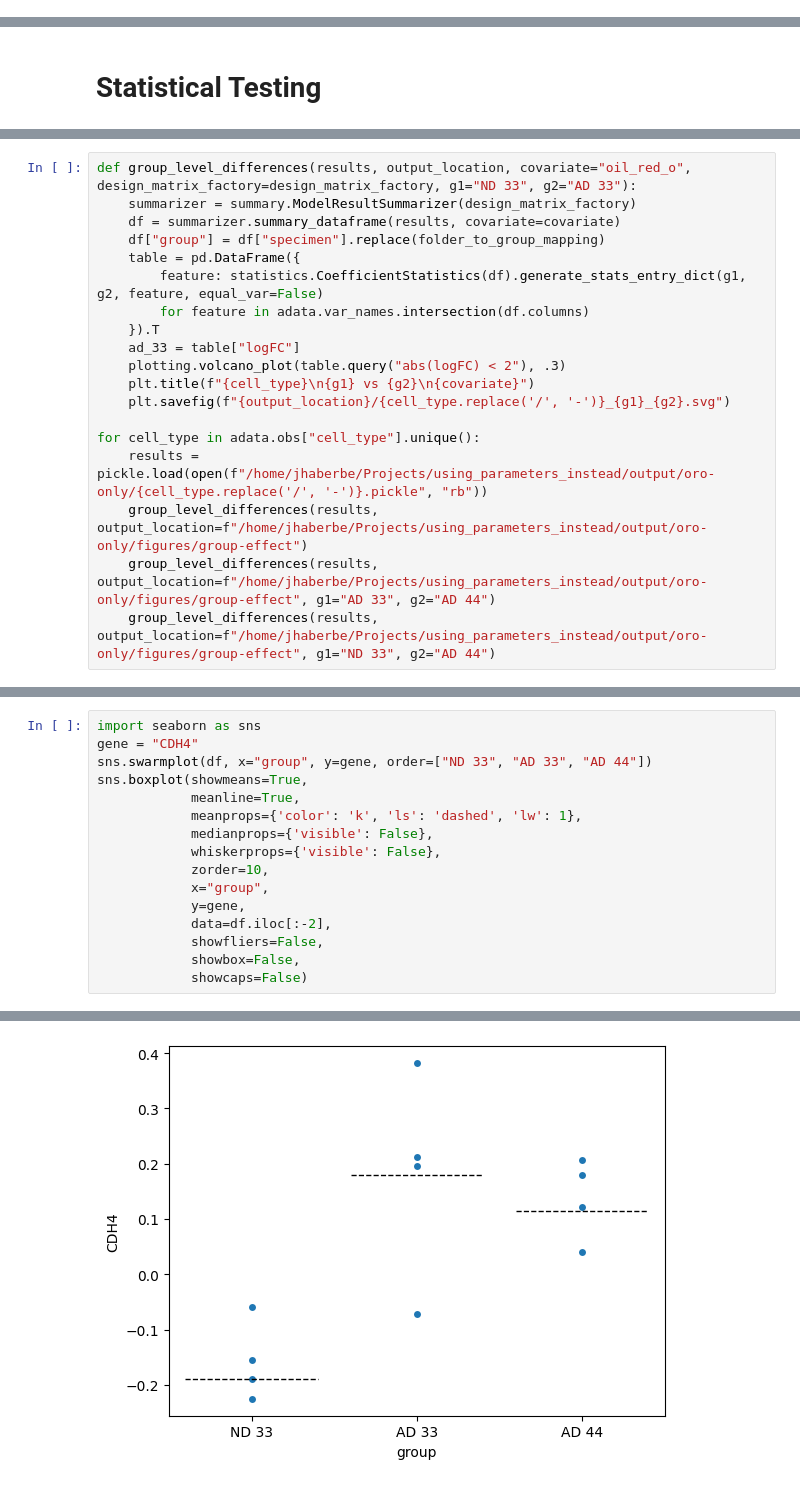
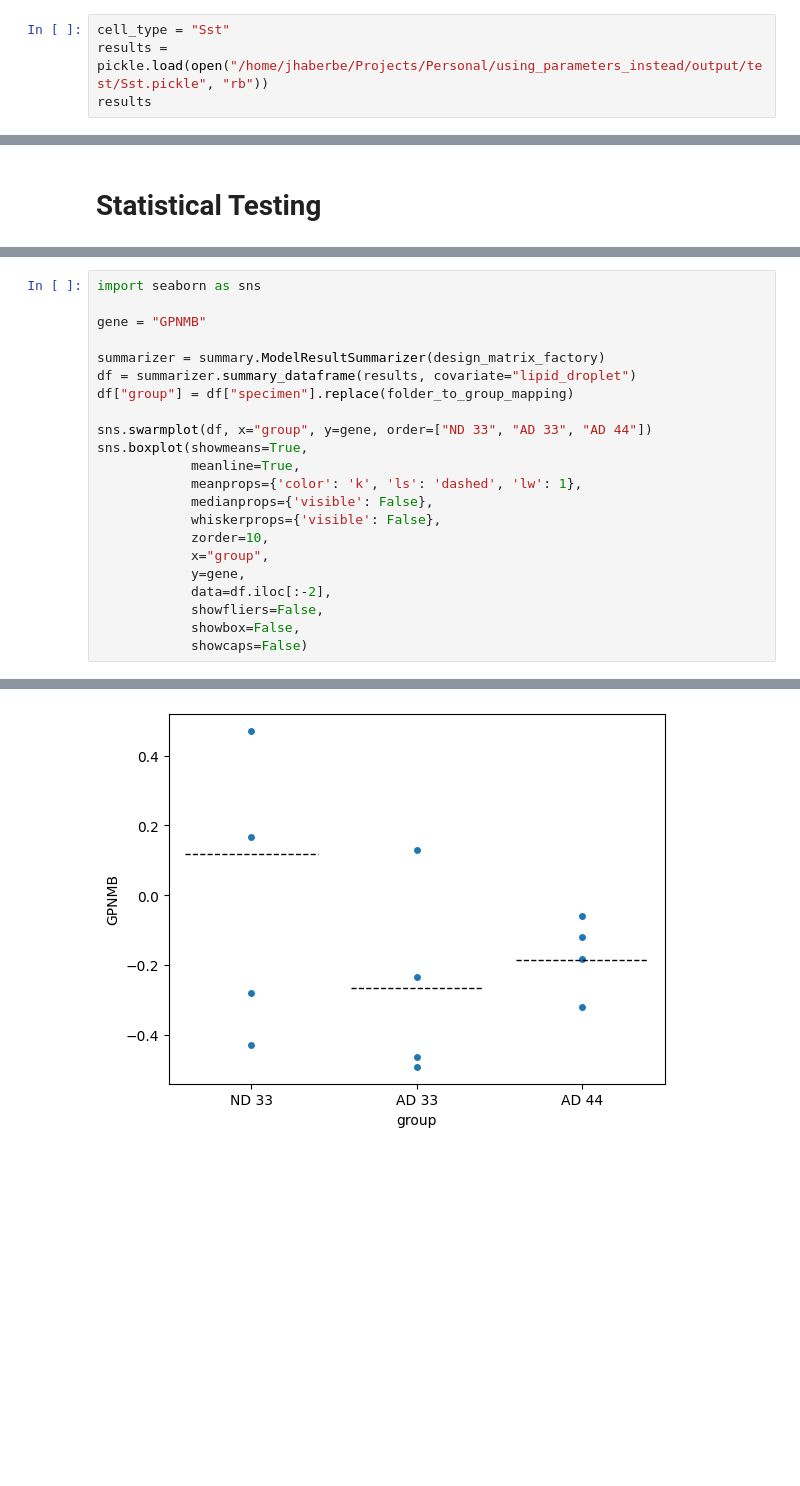
Before and after one commit to jhaberbe/differential-expression-methods, a Jupyter notebook: scratch/notebook.ipynb, the cells around one changed output, grey strips where cells are left out. Drawn from its saved outputs; the diff is of its cells as text; blank space fills up the shorter version.

```diff
--- a/scratch/notebook.ipynb
+++ b/scratch/notebook.ipynb
@@ -86,0 +82,4 @@ for cell_type in adata.obs["cell_type"].unique():
+# %%
+cell_type = "Sst"
+results = pickle.load(open("/home/jhaberbe/Projects/Personal/using_parameters_instead/output/test/Sst.pickle", "rb"))
+results
@@ -119,19 +207,0 @@ AttributeError: Can only use .str accessor with string values!
-# %%
-def group_level_differences(results, output_location, covariate="oil_red_o", design_matrix_factory=design_matrix_factory, g1="ND 33", g2="AD 33"):
-    summarizer = summary.ModelResultSummarizer(design_matrix_factory)
-    df = summarizer.summary_dataframe(results, covariate=covariate)
-    df["group"] = df["specimen"].replace(folder_to_group_mapping)
-    table = pd.DataFrame({
-        feature: statistics.CoefficientStatistics(df).generate_stats_entry_dict(g1, g2, feature, equal_var=False)
-        for feature in adata.var_names.intersection(df.columns)
-    }).T
-    ad_33 = table["logFC"]
-    plotting.volcano_plot(table.query("abs(logFC) < 2"), .3)
-    plt.title(f"{cell_type}\n{g1} vs {g2}\n{covariate}")
-    plt.savefig(f"{output_location}/{cell_type.replace('/', '-')}_{g1}_{g2}.svg")
-
-for cell_type in adata.obs["cell_type"].unique():
-    results = pickle.load(open(f"/home/jhaberbe/Projects/using_parameters_instead/output/oro-only/{cell_type.replace('/', '-')}.pickle", "rb"))
-    group_level_differences(results, output_location=f"/home/jhaberbe/Projects/using_parameters_instead/output/oro-only/figures/group-effect")
-    group_level_differences(results, output_location=f"/home/jhaberbe/Projects/using_parameters_instead/output/oro-only/figures/group-effect", g1="AD 33", g2="AD 44")
-    group_level_differences(results, output_location=f"/home/jhaberbe/Projects/using_parameters_instead/output/oro-only/figures/group-effect", g1="ND 33", g2="AD 44")
@@ -206,6 +208,12 @@ Text(0.5, 1.0, 'Microglia-PVM\nAD 33 vs AD 44')
 # %%
 import seaborn as sns
-gene = "CDH4"
+
+gene = "GPNMB"
+
+summarizer = summary.ModelResultSummarizer(design_matrix_factory)
+df = summarizer.summary_dataframe(results, covariate="lipid_droplet")
+df["group"] = df["specimen"].replace(folder_to_group_mapping)
+
 sns.swarmplot(df, x="group", y=gene, order=["ND 33", "AD 33", "AD 44"])
 sns.boxplot(showmeans=True,
             meanline=True,
@@ -224 +237 @@ sns.boxplot(showmeans=True,
-[figure, old version]
+[figure, new version]
```
Also changed, not shown: parts of 23 cells of this notebook.
